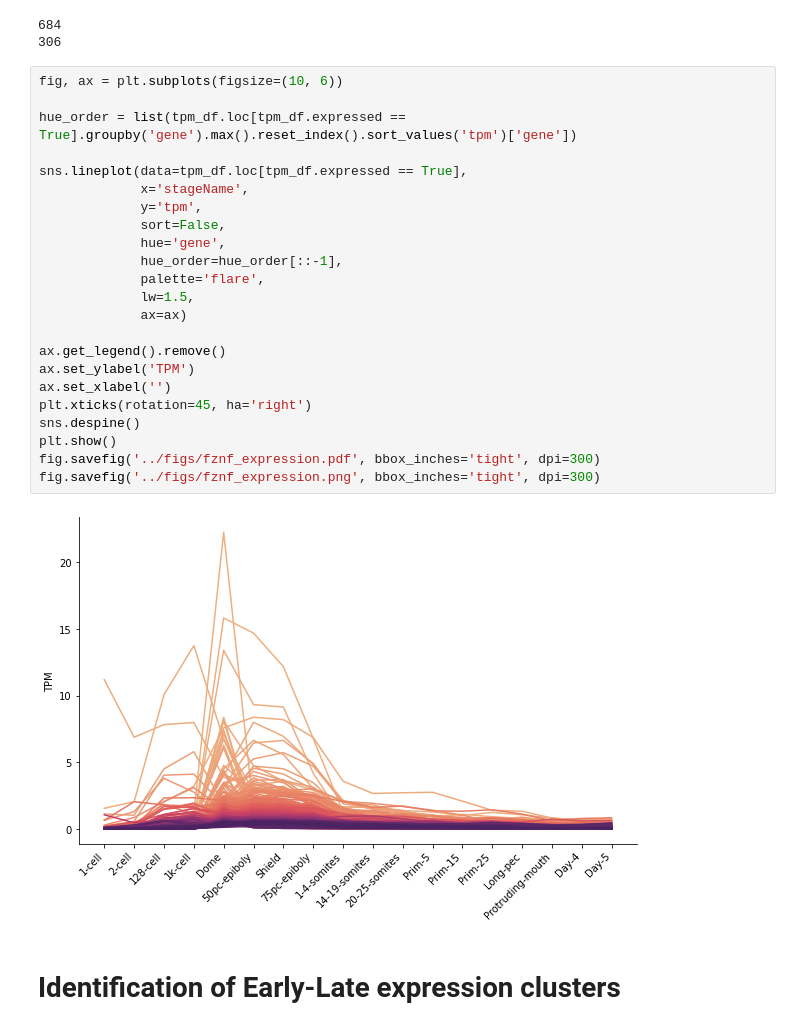
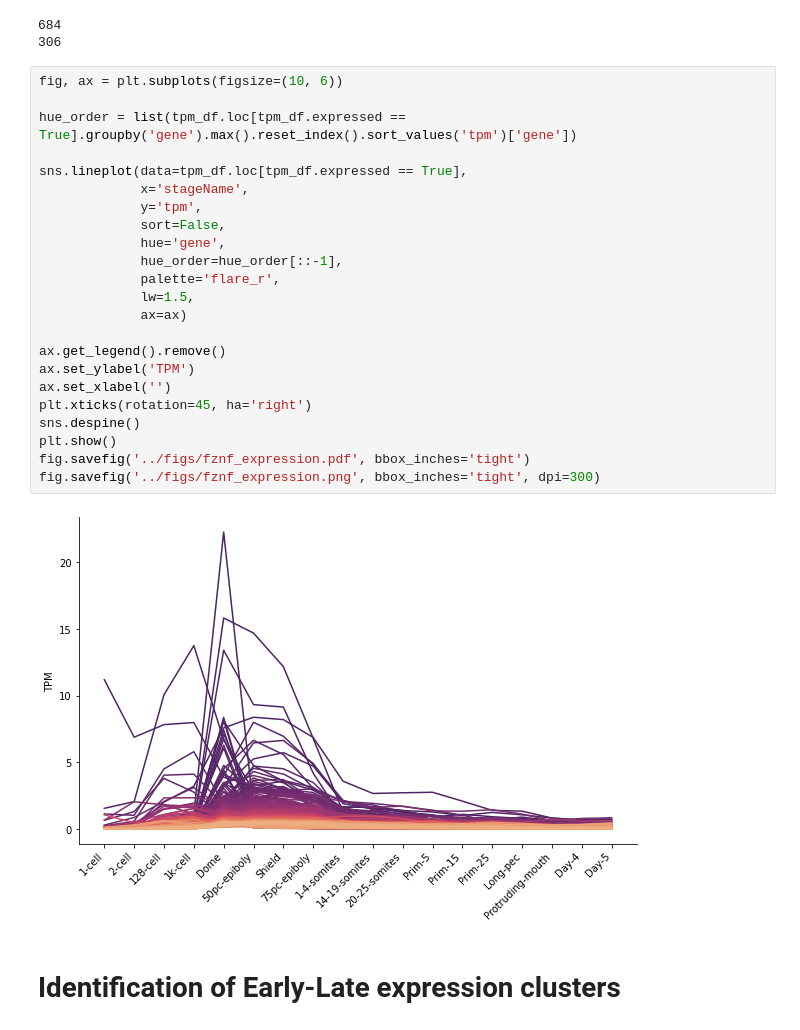
Before and after one commit to jonathan-wells/finz-znf, a Jupyter notebook: analysis/expression.ipynb, the cells around one changed output. Drawn from its saved outputs; the diff is of its cells as text.

```diff
--- a/analysis/expression.ipynb
+++ b/analysis/expression.ipynb
@@ -149,28 +149,28 @@ tpm_df.loc[tpm_df.gene.isin(expressed), 'expressed'] = True
 # %%
 fig, ax = plt.subplots(figsize=(10, 6))
 
 hue_order = list(tpm_df.loc[tpm_df.expressed == True].groupby('gene').max().reset_index().sort_values('tpm')['gene'])
 
 sns.lineplot(data=tpm_df.loc[tpm_df.expressed == True],
              x='stageName',
              y='tpm',
              sort=False,
              hue='gene',
              hue_order=hue_order[::-1],
-             palette='flare',
+             palette='flare_r',
              lw=1.5,
              ax=ax)
 
 ax.get_legend().remove()
 ax.set_ylabel('TPM')
 ax.set_xlabel('')
 plt.xticks(rotation=45, ha='right')
 sns.despine()
 plt.show()
-fig.savefig('../figs/fznf_expression.pdf', bbox_inches='tight', dpi=300)
+fig.savefig('../figs/fznf_expression.pdf', bbox_inches='tight')
 fig.savefig('../figs/fznf_expression.png', bbox_inches='tight', dpi=300)
 # %% [output]
-[figure, old version]
+[figure, new version]
 # %% [markdown]
 # Identification of Early-Late expression clusters
 # %%
```
Also changed, not shown: parts of 20 cells of this notebook, 8 other files.
